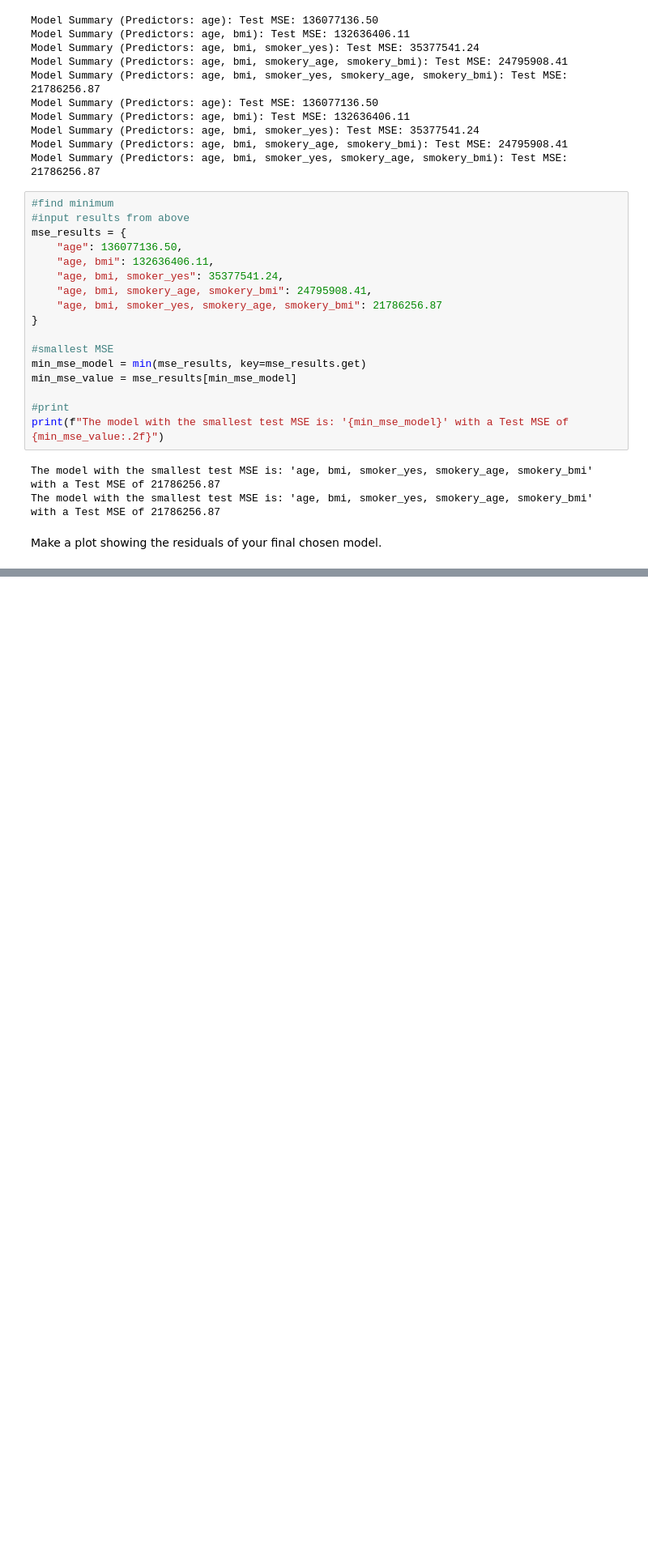
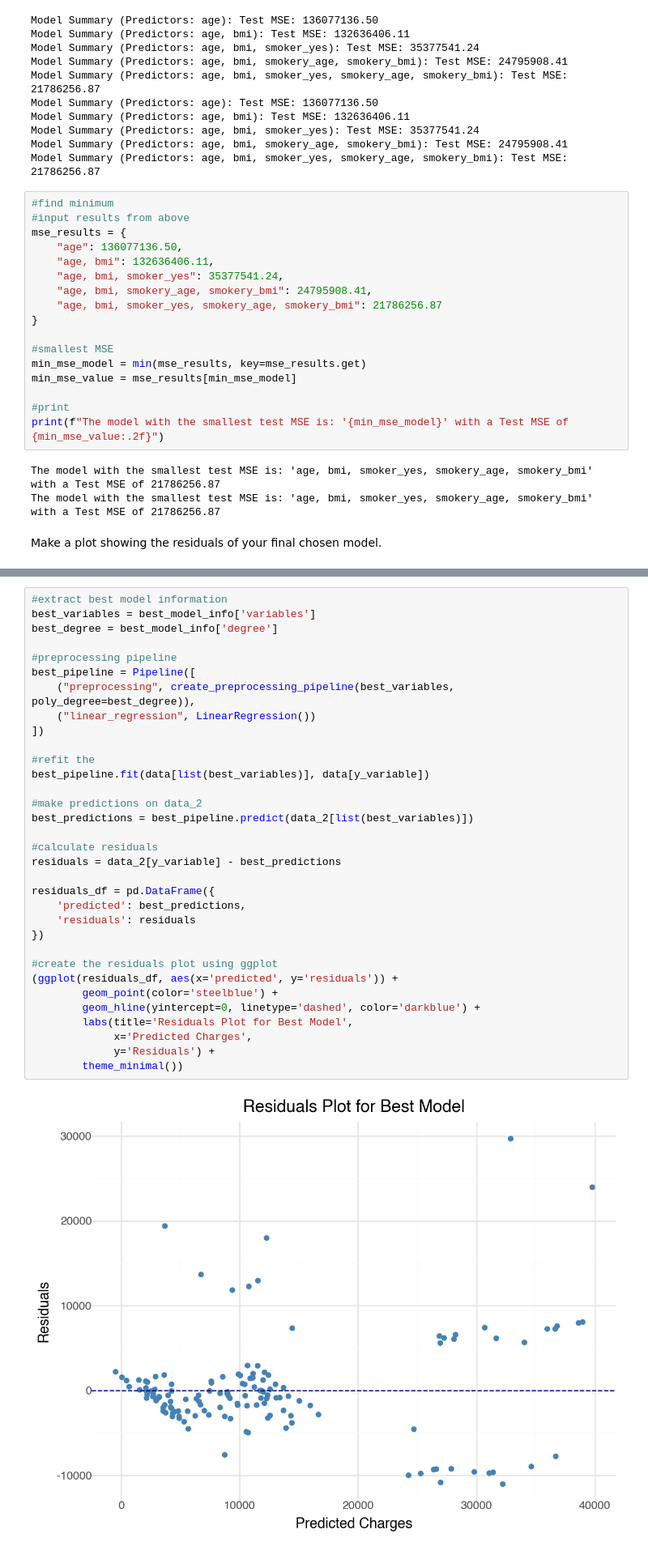
Before and after one commit to stolieerickson/GSB544-Computing, a Jupyter notebook: Labs/Lab5.ipynb, the cells around one changed output, grey strips where cells are left out. Shown at 81% size. Drawn from its saved outputs; the diff is of its cells as text; blank space fills up the shorter version.

```diff
--- a/Labs/Lab5.ipynb
+++ b/Labs/Lab5.ipynb
@@ -553,0 +580,35 @@ Best Test MSE: 21333664.98
+# %%
+#extract best model information
+best_variables = best_model_info['variables']
+best_degree = best_model_info['degree']
+
+#preprocessing pipeline
+best_pipeline = Pipeline([
+    ("preprocessing", create_preprocessing_pipeline(best_variables, poly_degree=best_degree)),
+    ("linear_regression", LinearRegression())
+])
+
+#refit the
+best_pipeline.fit(data[list(best_variables)], data[y_variable])
+
+#make predictions on data_2
+best_predictions = best_pipeline.predict(data_2[list(best_variables)])
+
+#calculate residuals
+residuals = data_2[y_variable] - best_predictions
+
+residuals_df = pd.DataFrame({
+    'predicted': best_predictions,
+    'residuals': residuals
+})
+
+#create the residuals plot using ggplot
+(ggplot(residuals_df, aes(x='predicted', y='residuals')) +
+        geom_point(color='steelblue') +
+        geom_hline(yintercept=0, linetype='dashed', color='darkblue') +
+        labs(title='Residuals Plot for Best Model',
+             x='Predicted Charges',
+             y='Residuals') +
+        theme_minimal())
+# %% [output]
+[figure, added]
```
Also changed, not shown: parts of 12 cells of this notebook, 3 other files.
